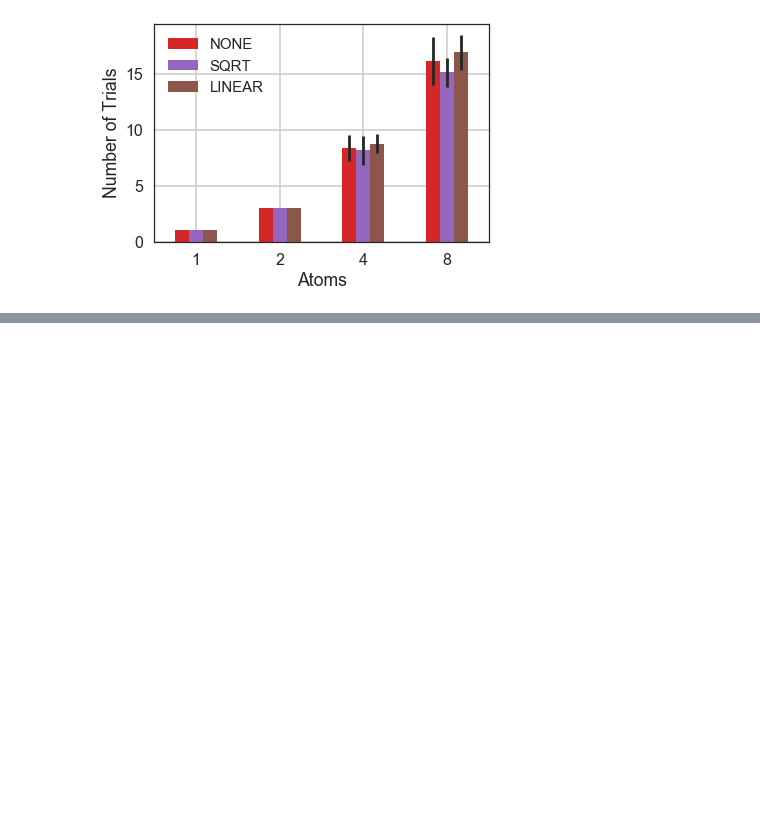
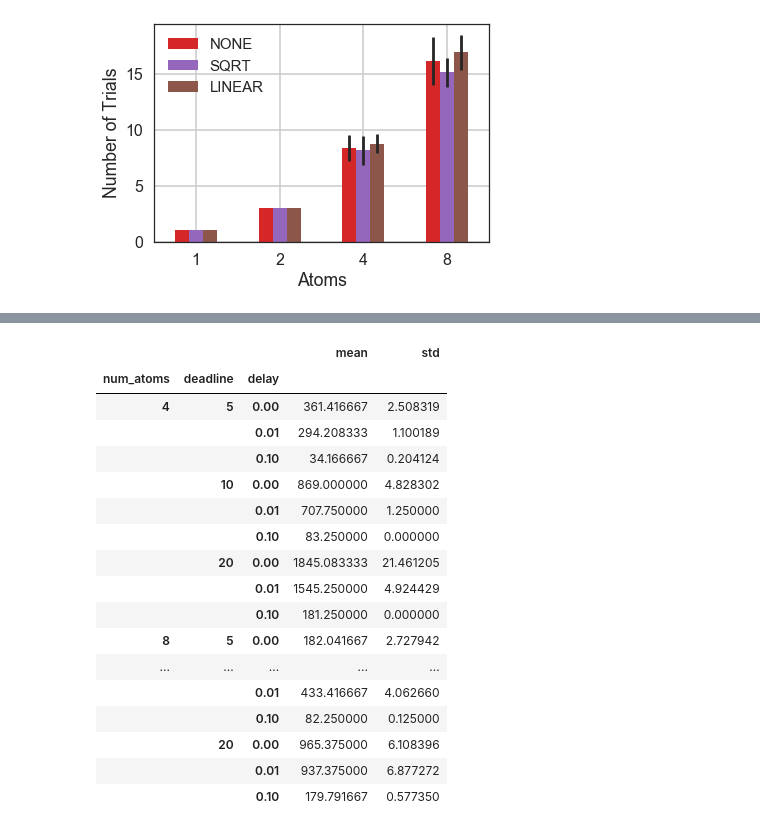
Before and after one commit to richardliaw/sospresults, a Jupyter notebook: ablatives/ablatives.ipynb, the cells around one changed output, grey strips where cells are left out. Cells and saved outputs as stored; diff of their text form; code cells hidden in the pictures; blank space fills up the shorter version.

```diff
--- a/ablatives/ablatives.ipynb
+++ b/ablatives/ablatives.ipynb
@@ -287,3 +287,6 @@ plt.legend(fontsize=15)
 plt.savefig("./dra-trials.pdf", bbox_inches='tight')
 # %% [output]
 [figure]
+# %%
+tunespeed = pd.read_csv("/Users/rliaw/Research/riselab/sosp2019/scripts/ablations/test_tune.csv")
+tunespeed = tunespeed[["num_atoms", "delay", "deadline", "avg_len"]]
@@ -289,0 +313,23 @@ plt.savefig("./dra-trials.pdf", bbox_inches='tight')
+# %%
+df = pd.concat([tunespeed.groupby(["num_atoms",  "deadline", "delay",]).mean(), tunespeed.groupby(["num_atoms", "deadline",  "delay",]).std()], axis=1)
+df.columns = ["mean", "std"]
+df
+# %% [output]
+|  |  |  | mean | std |
+| num_atoms | deadline | delay |  |  |
+| 4 | 5 | 0.00 | 361.416667 | 2.508319 |
+|  |  | 0.01 | 294.208333 | 1.100189 |
+|  |  | 0.10 | 34.166667 | 0.204124 |
+|  | 10 | 0.00 | 869.000000 | 4.828302 |
+|  |  | 0.01 | 707.750000 | 1.250000 |
+|  |  | 0.10 | 83.250000 | 0.000000 |
+|  | 20 | 0.00 | 1845.083333 | 21.461205 |
+|  |  | 0.01 | 1545.250000 | 4.924429 |
+|  |  | 0.10 | 181.250000 | 0.000000 |
+| 8 | 5 | 0.00 | 182.041667 | 2.727942 |
+| ... | ... | ... | ... | ... |
+|  |  | 0.01 | 433.416667 | 4.062660 |
+|  |  | 0.10 | 82.250000 | 0.125000 |
+|  | 20 | 0.00 | 965.375000 | 6.108396 |
+|  |  | 0.01 | 937.375000 | 6.877272 |
+|  |  | 0.10 | 179.791667 | 0.577350 |
```
Also changed, not shown: parts of 2 cells of this notebook, 1 other file.
